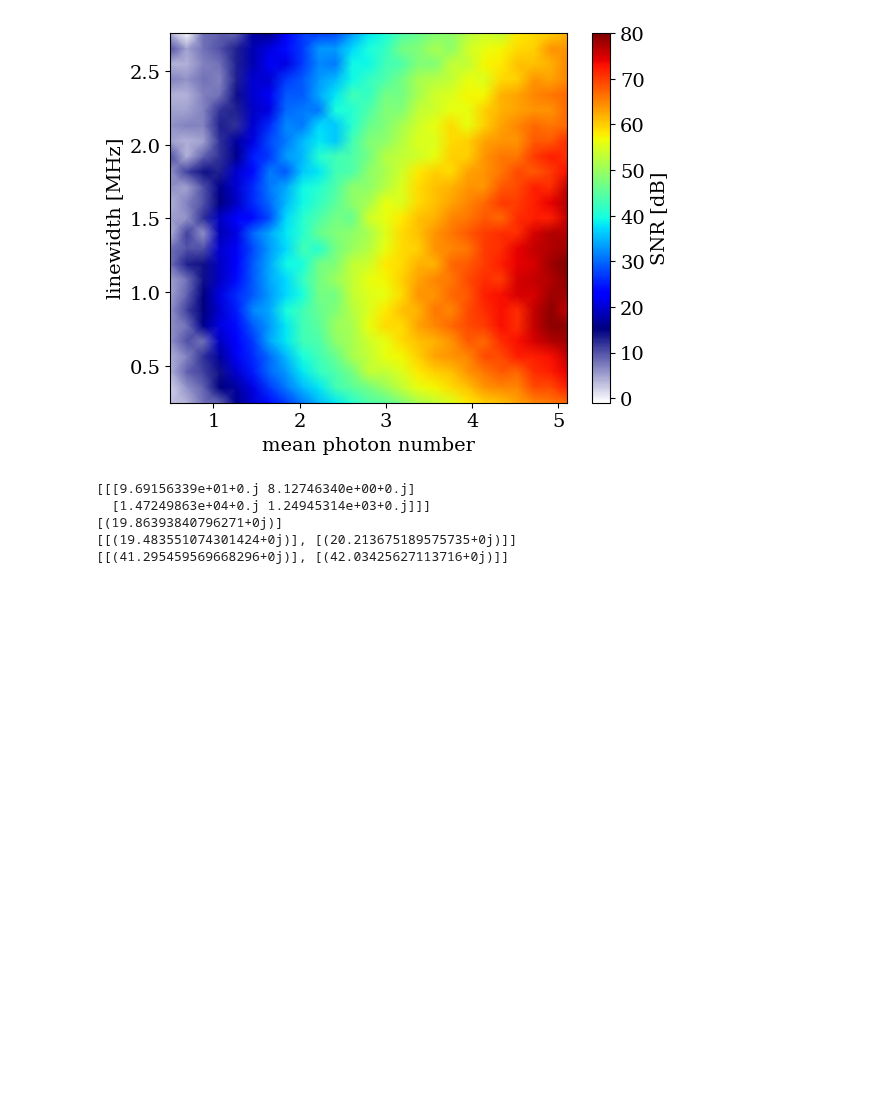
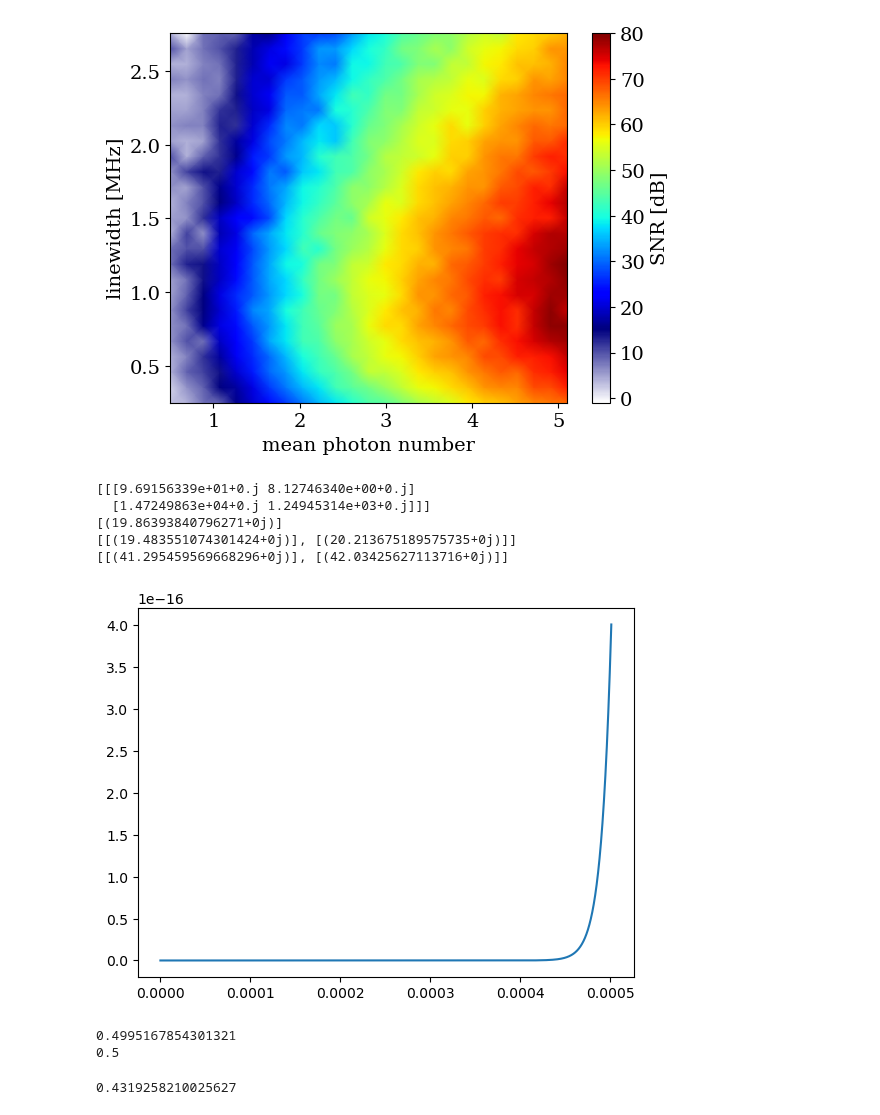
Before and after one commit to QuantumAdventures/single-photons, a Jupyter notebook: notebooks/5. SNR calculation and parameter space scanning.ipynb, the cells around one changed output. Saved outputs shown, nothing was run; the diff lists cells and outputs as text; code cells hidden in the pictures; blank space fills up the shorter version.

```diff
--- a/notebooks/5. SNR calculation and parameter space scanning.ipynb
+++ b/notebooks/5. SNR calculation and parameter space scanning.ipynb
@@ -97,8 +97,8 @@ def post_process_snr(snr):
         std_pos = 0
     return mean_pos, std_pos
 # %%
-numbers = np.linspace(0.5, 5, 5)
-widths = [0.4]#np.linspace(0.5,5.5,25)
+numbers = np.array([1])#np.linspace(0.5, 5, 5)
+widths = np.array([0.4])#np.linspace(0.5,5.5,25)
 runs = 1
 SNR_data = []
 step = 50
@@ -123,7 +123,7 @@ for width in widths:
         optical_input, centers, pulse_width = create_pulse(photon_number, env.__kappa__,
                                                            laser_linewidth, t,
                                                            cavity_length, cavity_linewidth,
-                                                           pulse_width = width)
+                                                           env.__detuning__, pulse_width = width)
         x0 = 0
         P0 = 1
         SNR_pos = []
@@ -307,3 +302,10 @@ print(error_phn)
 [(19.86393840796271+0j)]
 [[(19.483551074301424+0j)], [(20.213675189575735+0j)]]
 [[(41.295459569668296+0j)], [(42.03425627113716+0j)]]
+# %%
+import matplotlib as mpl
+mpl.rcParams.update(mpl.rcParamsDefault)
+plt.plot(t[:int(0.2*t.shape[0])],optical_input[0,:int(0.2*optical_input[0].shape[0])])
+plt.show()
+# %% [output]
+[figure, added]
@@ -309,0 +324,12 @@ print(error_phn)
+# %%
+max_x = np.array(max_x)
+max_y = np.array(max_y)
+print(np.mean(max_x)/np.mean(max_y))
+print(detuning/cavity_linewidth)
+# %% [output]
+0.4995167854301321
+0.5
+# %%
+print(np.mean(max_x))
+# %% [output]
+0.4319258210025627
```
Also changed, not shown: parts of 11 cells of this notebook, 1 other file.
